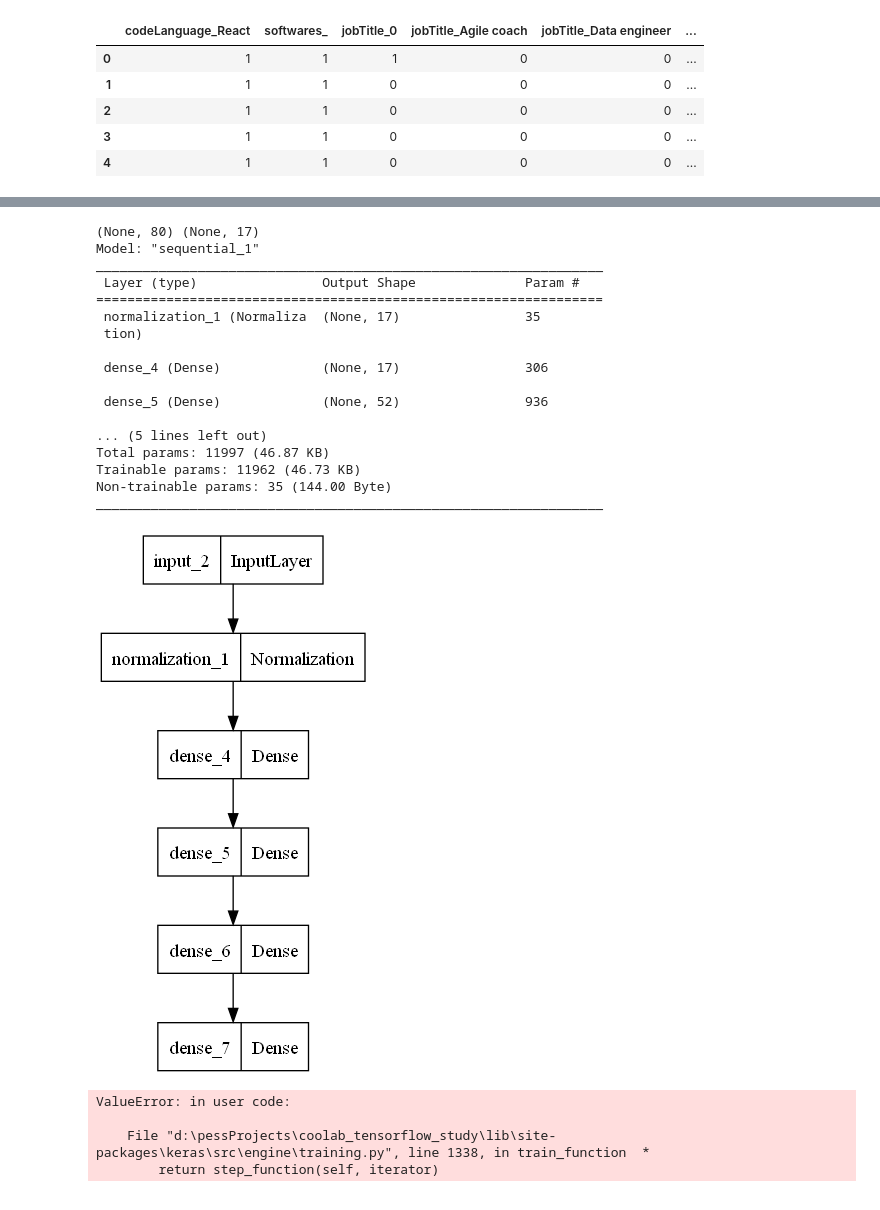
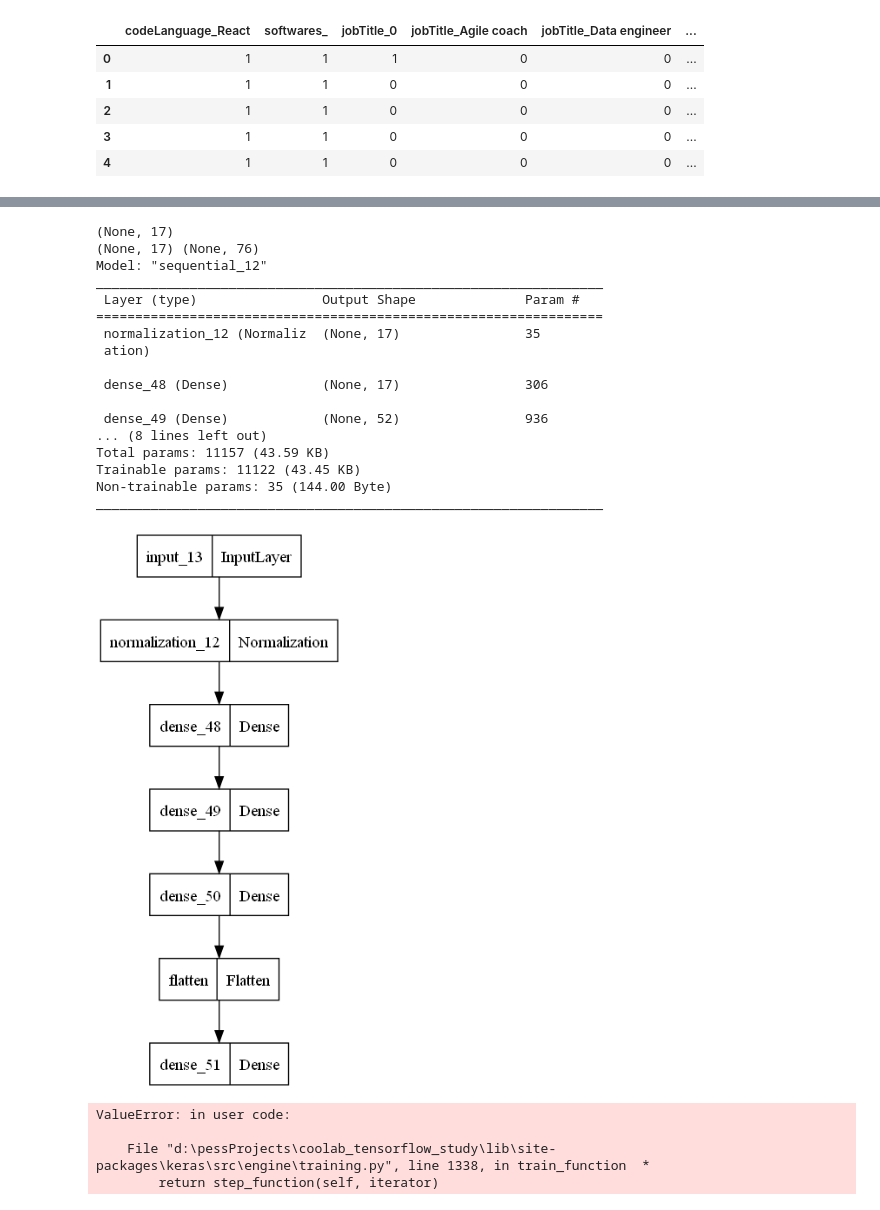
Before and after one commit to Chm-vinicius/coolab_tensorflow_study, a Jupyter notebook: machine_learn.ipynb, the cells around one changed output, grey strips where cells are left out. Cells and saved outputs as stored; diff of their text form; code cells hidden in the pictures.

```diff
--- a/machine_learn.ipynb
+++ b/machine_learn.ipynb
@@ -214,49 +214,52 @@ Vaga: (17,), Candidato: (80,)
 # %%
 from tensorflow import keras
 
+dataset
+
 model2 = keras.models.Sequential()
-model2.add(keras.Input(shape=(17,)))
+model2.add(keras.Input(shape=(17)))
+print(model2.input_shape)
 # model2.add(keras.layers.Permute((2,1), input_shape=(17,)))
 # model2.add(keras.layers.Flatten())
 model2.add(keras.layers.Normalization(axis=-1))
 model2.add(keras.layers.Dense(17, activation="relu"))
 model2.add(keras.layers.Dense(52, activation="relu"))
-model2.add(keras.layers.Dense(80, activation="softmax"))
+model2.add(keras.layers.Dense(76, activation="softmax"))
 # model2.add(keras.layers.Reshape(target_shape=(1,80)))
 # model2.add(keras.layers.Permute((2,1), input_shape=(80,1)))
-# model2.add(keras.layers.Flatten())
-model2.add(keras.layers.Dense(80))
+model2.add(keras.layers.Flatten())
+model2.add(keras.layers.Dense(76))
 # model2.add(keras.layers.Normalization(axis=-1)
 print(model2.input_shape, model2.output_shape)
 
 model2.compile(
       optimizer=keras.optimizers.Adam(1e-2),
       loss=keras.losses.CategoricalCrossentropy(from_logits=False),
       metrics=[keras.metrics.CategoricalCrossentropy()]
 )
 
 model2.summary()
 
 keras.utils.plot_model(model2, "first_model.png")
 # %% [output]
-(None, 80) (None, 17)
-Model: "sequential_1"
+(None, 17)
+(None, 17) (None, 76)
+Model: "sequential_12"
 _________________________________________________________________
  Layer (type)                Output Shape              Param #
 =================================================================
- normalization_1 (Normaliza  (None, 17)                35
- tion)
+ normalization_12 (Normaliz  (None, 17)                35
+ ation)
 
- dense_4 (Dense)             (None, 17)                306
+ dense_48 (Dense)            (None, 17)                306
 
- dense_5 (Dense)             (None, 52)                936
-
-... (5 lines left out)
-Total params: 11997 (46.87 KB)
-Trainable params: 11962 (46.73 KB)
+ dense_49 (Dense)            (None, 52)                936
+... (8 lines left out)
+Total params: 11157 (43.59 KB)
+Trainable params: 11122 (43.45 KB)
 Non-trainable params: 35 (144.00 Byte)
 _________________________________________________________________
-[figure, old version]
+[figure, new version]
 # %%
 model2.fit(dataset)
 # %% [output]
```
Also changed, not shown: parts of 6 cells of this notebook, 1 other file.
